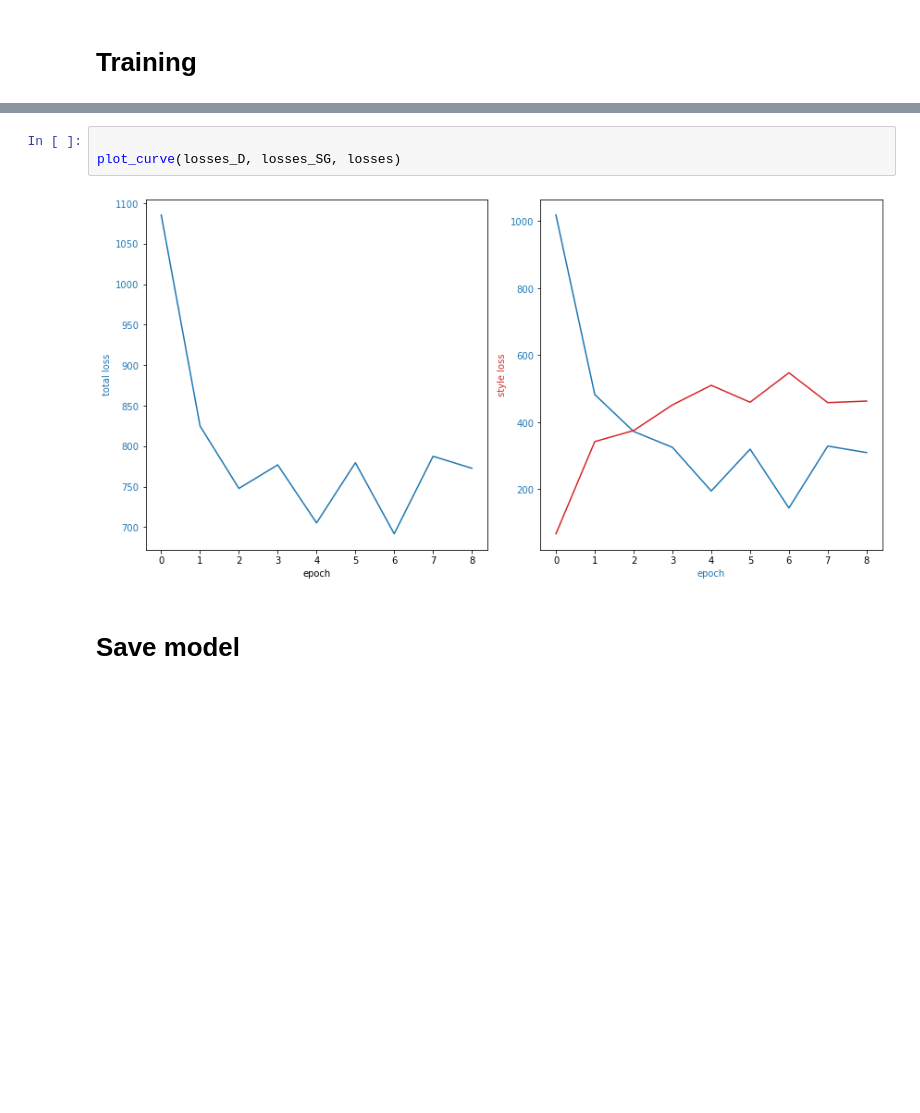
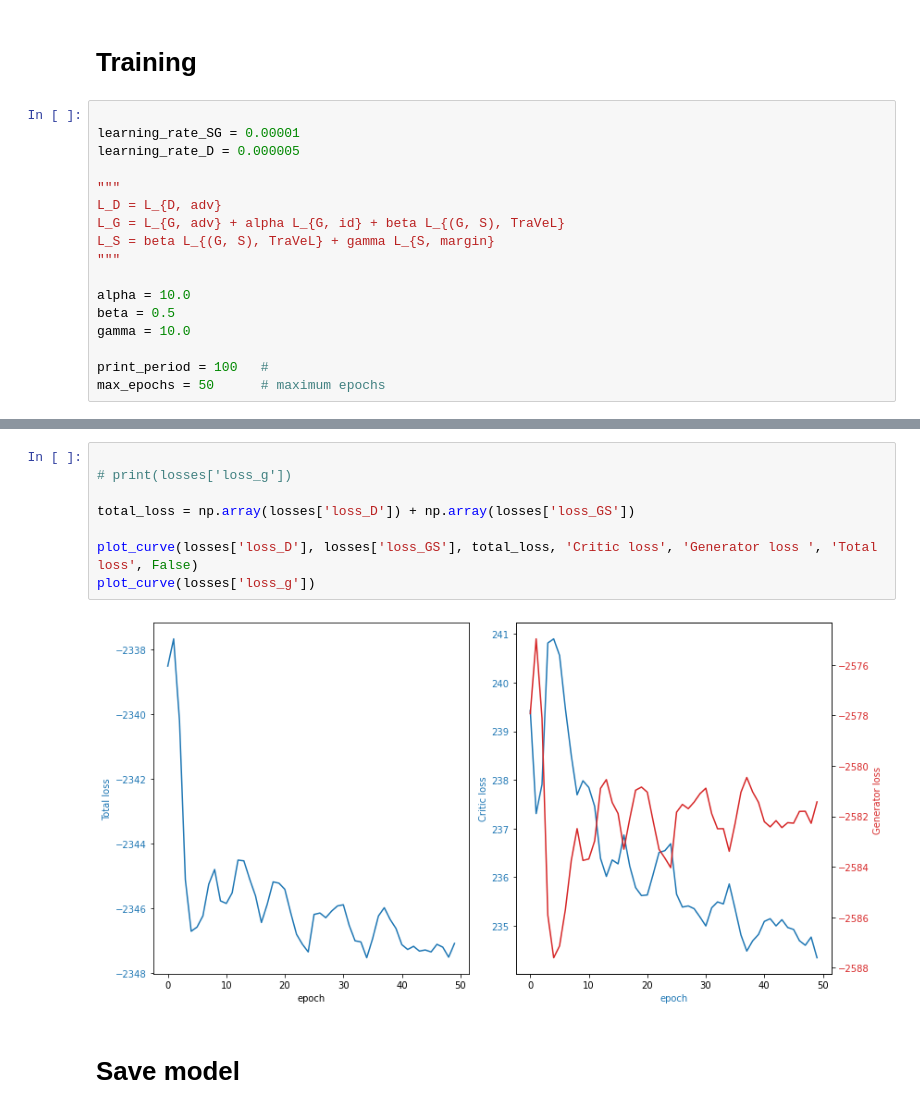
Before and after one commit to mmi366127/2022-Intro-to-AI-final-project, a Jupyter notebook: TraVeLGan.ipynb, the cells around one changed output, grey strips where cells are left out. Saved outputs shown, nothing was run; the diff lists cells and outputs as text; blank space fills up the shorter version.

```diff
--- a/TraVeLGan.ipynb
+++ b/TraVeLGan.ipynb
@@ -101,4 +132,21 @@ train_loader = DataLoader(
 # %% [markdown]
 # Training
+# %%
+
+learning_rate_SG = 0.00001
+learning_rate_D = 0.000005
+
+"""
+L_D = L_{D, adv}
+L_G = L_{G, adv} + alpha L_{G, id} + beta L_{(G, S), TraVeL}
+L_S = beta L_{(G, S), TraVeL} + gamma L_{S, margin}
+"""
+
+alpha = 10.0
+beta = 0.5
+gamma = 10.0
+
+print_period = 100   #
+max_epochs = 50      # maximum epochs
 # %%
 
@@ -240,8 +331,13 @@ for epoch in tqdm(range(max_epochs)):
-# %%
-
-plot_curve(losses_D, losses_SG, losses)
-# %% [output]
-[figure, removed]
+# %%
+
+# print(losses['loss_g'])
+
+total_loss = np.array(losses['loss_D']) + np.array(losses['loss_GS'])
+
+plot_curve(losses['loss_D'], losses['loss_GS'], total_loss, 'Critic loss', 'Generator loss ', 'Total loss', False)
+plot_curve(losses['loss_g'])
+# %% [output]
+[figure, added]
 # %% [markdown]
 # Save model
 # %%
```
Also changed, not shown: parts of 9 cells of this notebook, 7 other files.
